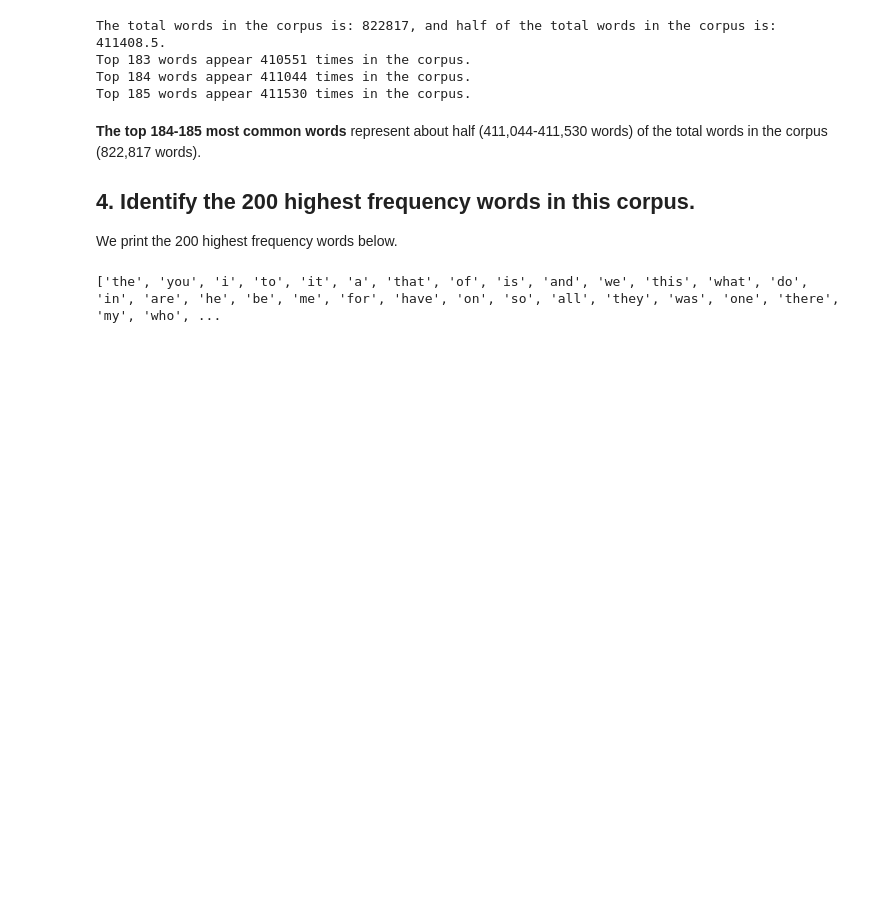
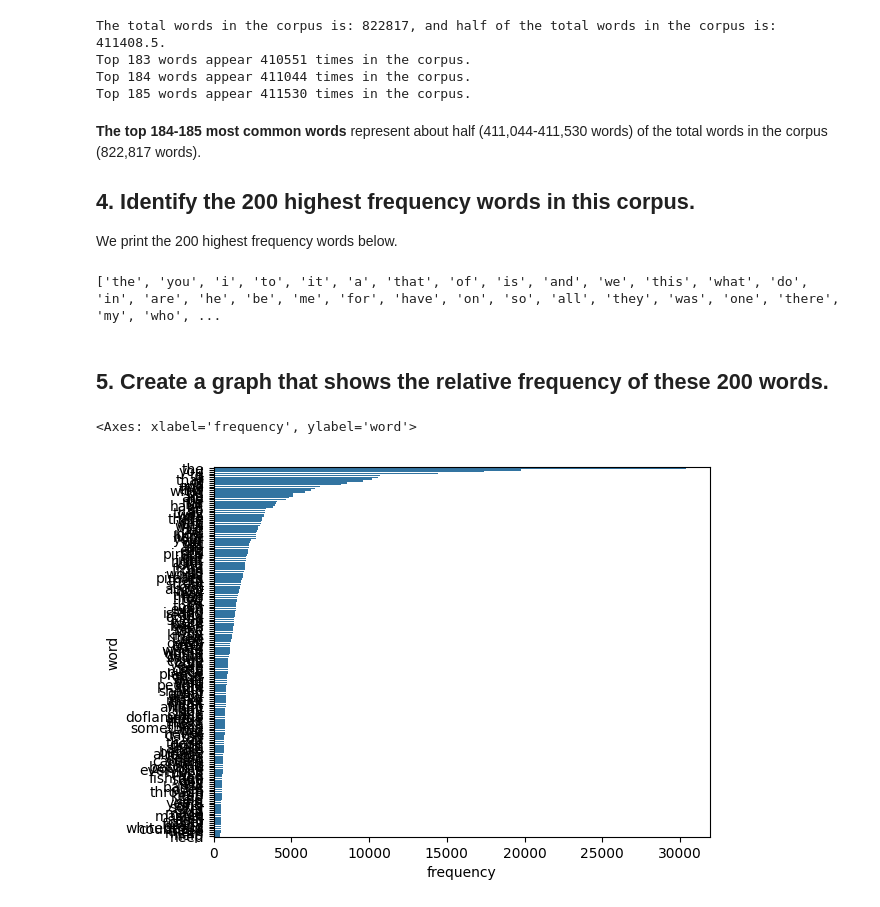
Before and after one commit to naomibuell/DATA620, a Jupyter notebook: week-8/620_W8_HighFrequencyWords.ipynb, the cells around one changed output. Cells and saved outputs as stored; diff of their text form; code cells hidden in the pictures; blank space fills up the shorter version.

```diff
--- a/week-8/620_W8_HighFrequencyWords.ipynb
+++ b/week-8/620_W8_HighFrequencyWords.ipynb
@@ -98,3 +104,18 @@ We print the 200 highest frequency words below.
 print(most_common_words[0:200])
 # %% [output]
 ['the', 'you', 'i', 'to', 'it', 'a', 'that', 'of', 'is', 'and', 'we', 'this', 'what', 'do', 'in', 'are', 'he', 'be', 'me', 'for', 'have', 'on', 'so', 'all', 'they', 'was', 'one', 'there', 'my', 'who', ...
+# %% [markdown]
+## 5. Create a graph that shows the relative frequency of these 200 words.
+# %%
+word_frequency_df = pd.DataFrame(word_counts.most_common(200), columns=['word','frequency'])
+
+word_frequency_df
+
+sns.barplot(
+    x='frequency',
+    y='word',
+    data=word_frequency_df
+)
+# %% [output]
+<Axes: xlabel='frequency', ylabel='word'>
+[figure, added]
```
Also changed, not shown: parts of 8 cells of this notebook, 1 other file.
